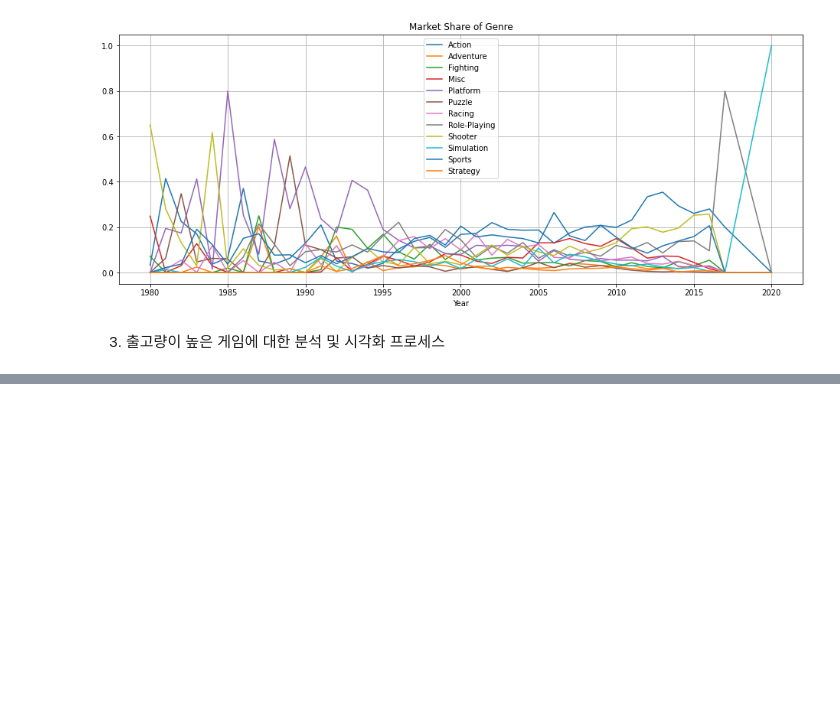
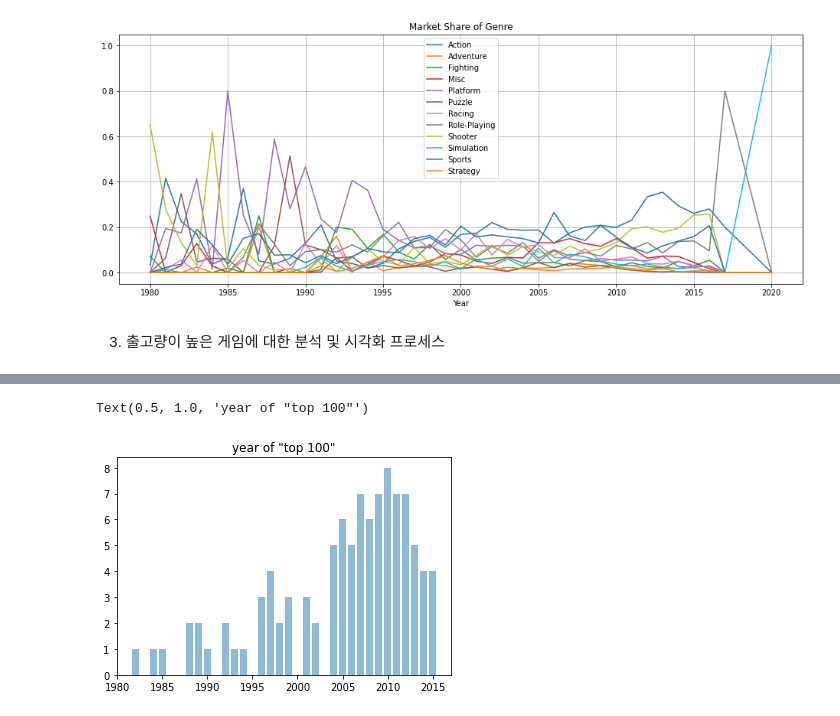
Before and after one commit to superahxd/_project, a Jupyter notebook: sec1_project.ipynb, the cells around one changed output, grey strips where cells are left out. Drawn from its saved outputs; the diff is of its cells as text; code cells hidden in the pictures; blank space fills up the shorter version.

```diff
--- a/sec1_project.ipynb
+++ b/sec1_project.ipynb
@@ -326,0 +348,8 @@ vgames_3_top20
+# %%
+vgames_3_year=pd.DataFrame(vgames_3_top100.value_counts('Year'))
+vgames_3_year
+plt.bar(vgames_3_year.index,vgames_3_year[0], alpha=0.5)
+plt.title('year of "top 100"')
+# %% [output]
+Text(0.5, 1.0, 'year of "top 100"')
+[figure, added]
```
Also changed, not shown: parts of 7 cells of this notebook.
